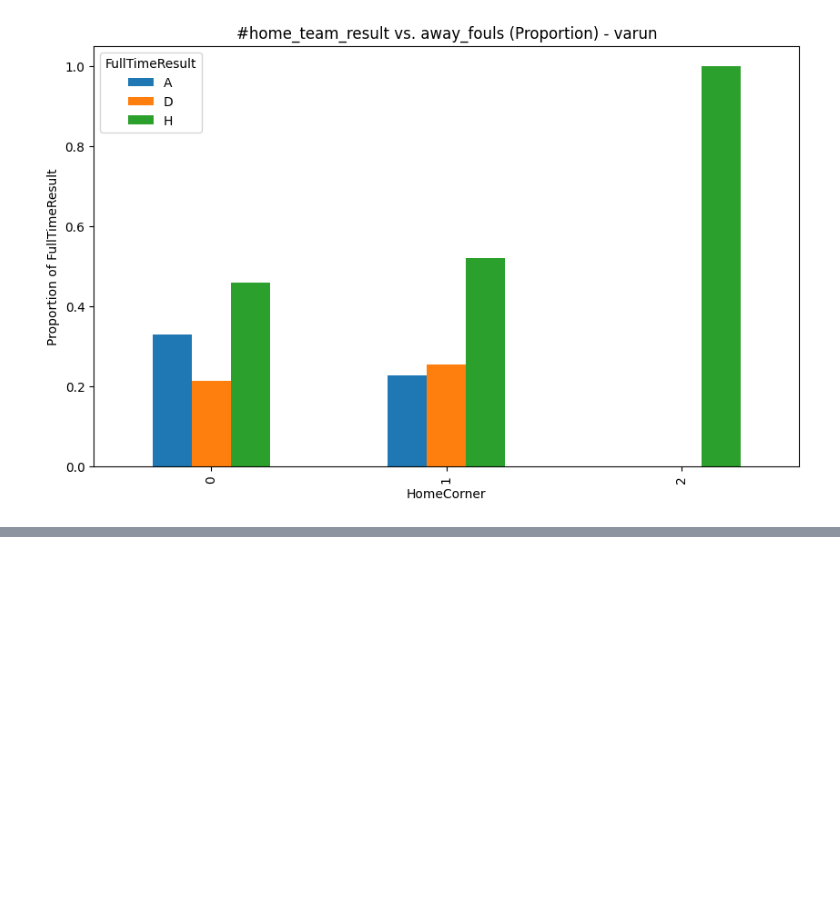
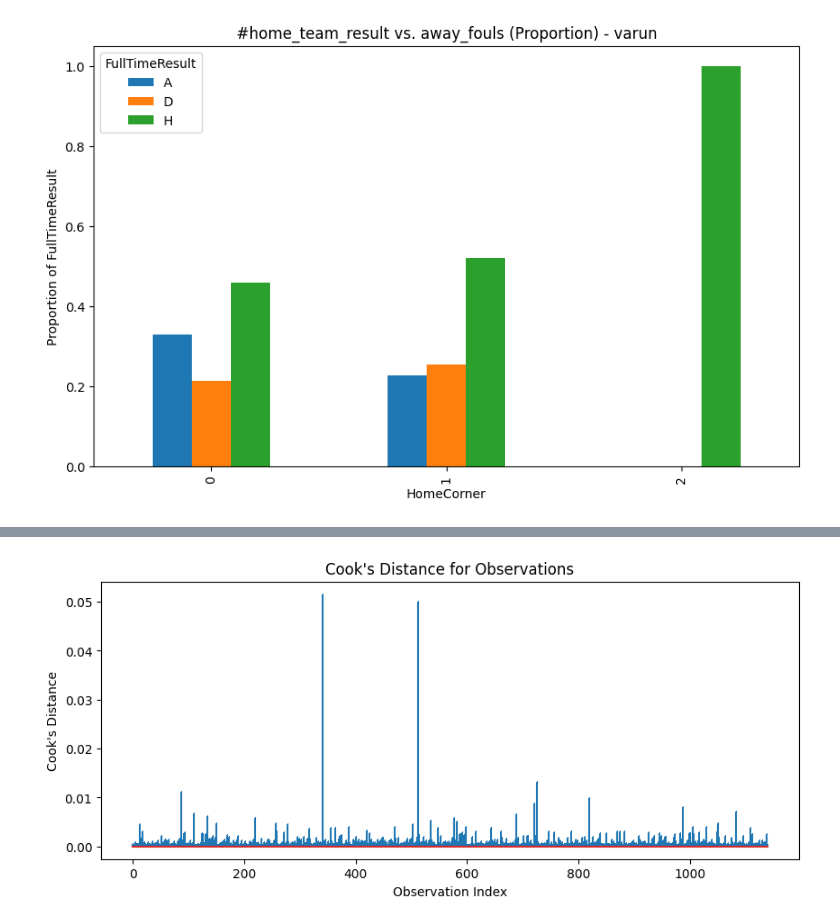
Before and after one commit to BhosaleAniket/MATH-189-Final-Project, a Jupyter notebook: final_project.ipynb, the cells around one changed output, grey strips where cells are left out. Cells and saved outputs as stored; diff of their text form; code cells hidden in the pictures; blank space fills up the shorter version.

```diff
--- a/final_project.ipynb
+++ b/final_project.ipynb
@@ -618,0 +921,76 @@ AwayRedCards
+# %%
+import numpy as np
+import pandas as pd
+import statsmodels.api as sm
+import statsmodels.formula.api as smf
+from statsmodels.stats.outliers_influence import variance_inflation_factor
+import matplotlib.pyplot as plt
+
+# ----------------------------
+# Prepare the Data
+# ----------------------------
+# Assume your DataFrame is named df and includes:
+# "HomeFouls", "AwayFouls", "FullTimeResult" with values "H", "D", "A"
+
+# For checking linearity in the logit, we convert the outcome to binary.
+# Here we create a binary variable for Home wins (Outcome_H: 1 if "H", 0 otherwise)
+df['Outcome_H'] = (df['FullTimeResult_H']).astype(int)
+
+# ----------------------------
+# 1. Linearity in the Logit (Box-Tidwell Test)
+# ----------------------------
+# For each continuous predictor, we create an interaction with its natural log.
+# (Add a small constant to avoid log(0) if needed.)
+df['HomeFouls_log'] = df['HomeFouls'] * np.log(df['HomeFouls'] + 1e-5)
+df['AwayFouls_log'] = df['AwayFouls'] * np.log(df['AwayFouls'] + 1e-5)
+
+# Fit a logistic regression model including these interaction terms.
+model = smf.logit("Outcome_H ~ HomeFouls + AwayFouls + HomeFouls_log + AwayFouls_log", data=df).fit()
+print(model.summary())
+
+# Interpretation:
+# - If the coefficients for HomeFouls_log or AwayFouls_log are statistically significant (p < 0.05),
+#   then the assumption of linearity in the logit may be violated for that predictor.
+#
+# ----------------------------
+# 2. Multicollinearity Check (Variance Inflation Factor - VIF)
+# ----------------------------
+# We check if HomeFouls and AwayFouls are highly correlated.
+X = df[['HomeFouls', 'AwayFouls']]
+X = sm.add_constant(X)  # Adds an intercept term
+vif_data = pd.DataFrame()
+vif_data["feature"] = X.columns
+vif_data["VIF"] = [variance_inflation_factor(X.values, i) for i in range(X.shape[1])]
+print("\nVariance Inflation Factor (VIF):")
+print(vif_data)
+
+# Interpretation:
+# - VIF values above 5 (or sometimes 10) indicate a potential multicollinearity problem.
+
+# ----------------------------
+# 3. Influential Observations (Cook's Distance)
+# ----------------------------
+influence = model.get_influence()
+cooks, _ = influence.cooks_distance
+
+plt.figure(figsize=(10, 4))
+plt.stem(np.arange(len(cooks)), cooks, markerfmt=",")
+plt.title("Cook's Distance for Observations")
+plt.xlabel("Observation Index")
+plt.ylabel("Cook's Distance")
+plt.show()
+
+# Interpretation:
+# - Observations with a Cook's distance substantially larger than the others may be overly influential.
+
+# ----------------------------
+# Additional Considerations:
+# ----------------------------
+# - Independence: Ensure your data collection method provides independent observations.
+# - Perfect Separation: If any predictor perfectly predicts Outcome_H, the model may not converge.
+# - Sample Size: Logistic regression (via maximum likelihood) typically requires a reasonable sample size.
+# - For Multinomial Logistic Regression: Check the IIA assumption if applicable.
+
+# This code provides diagnostics to help you verify some of the conditions
+# necessary for logistic regression.
+# %% [output]
@@ -618,0 +1014 @@ AwayRedCards
+[figure, added]
```
Also changed, not shown: parts of 25 cells of this notebook.
